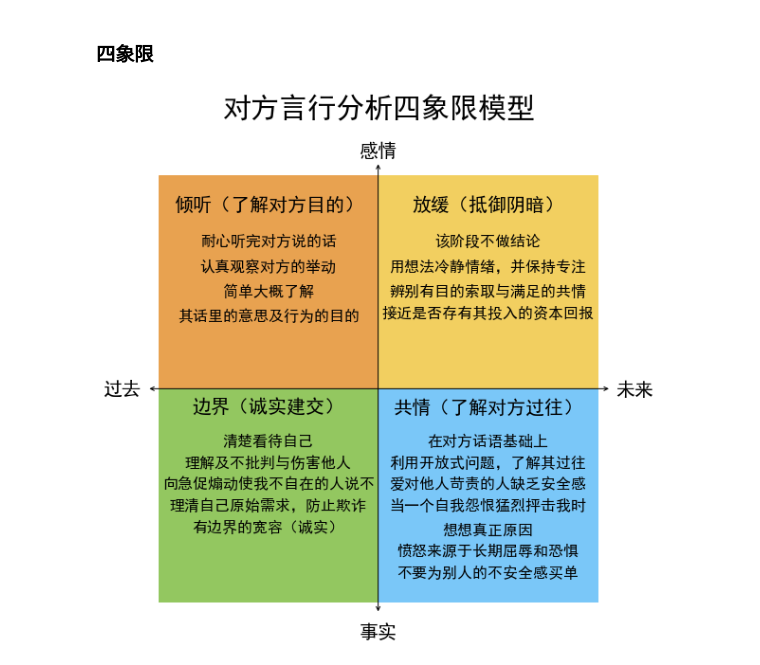
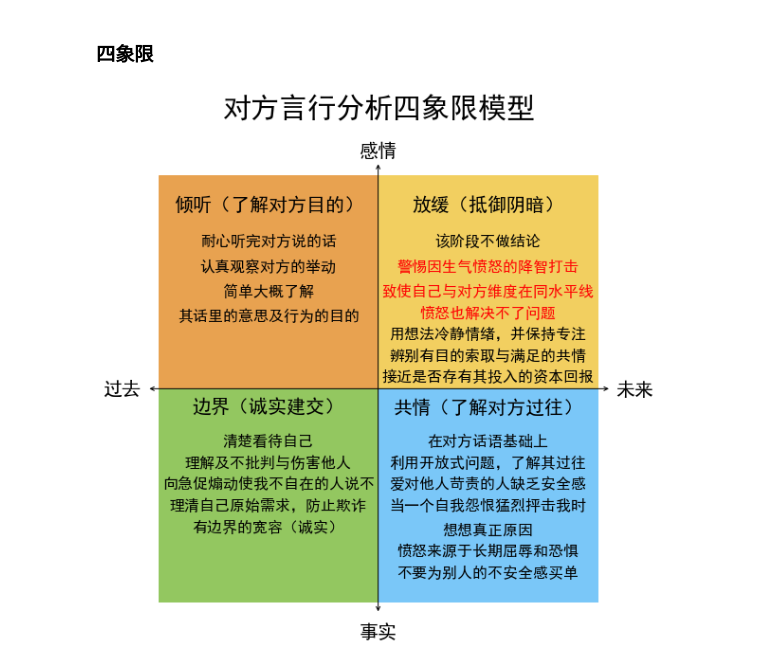
Before and after one commit to LPP521/bujo, a Jupyter notebook: 事项管理模板.ipynb, the cells around one changed output. Saved outputs shown, nothing was run; the diff lists cells and outputs as text; code cells hidden in the pictures.

```diff
--- a/事项管理模板.ipynb
+++ b/事项管理模板.ipynb
@@ -132,9 +132,12 @@ plt.text(3, 7.9, '其话里的意思及行为的目的', fontsize=16, horizontal
 plt.gca().add_patch(plt.Rectangle((6,6),6,6, color='#F2CF60', alpha=1))
 plt.text(9, 11, '放缓（抵御阴暗）', fontsize=20, horizontalalignment='center')
 plt.text(9, 10, '该阶段不做结论', fontsize=16, horizontalalignment='center')
-plt.text(9, 9.3, '用想法冷静情绪，并保持专注', fontsize=16, horizontalalignment='center')
-plt.text(9, 8.6, '辨别有目的索取与满足的共情', fontsize=16, horizontalalignment='center')
-plt.text(9, 8, '接近是否存有其投入的资本回报', fontsize=16, horizontalalignment='center')
+plt.text(9, 9.3, '警惕因生气愤怒的降智打击', fontsize=16,color='#ff0303', horizontalalignment='center')
+plt.text(9, 8.6, '致使自己与对方维度在同水平线', fontsize=16,color='#ff0303', horizontalalignment='center')
+plt.text(9, 8, '愤怒也解决不了问题', fontsize=16,color='#ff0303', horizontalalignment='center')
+plt.text(9, 7.4, '用想法冷静情绪，并保持专注', fontsize=16, horizontalalignment='center')
+plt.text(9, 6.8, '辨别有目的索取与满足的共情', fontsize=16, horizontalalignment='center')
+plt.text(9, 6.2, '接近是否存有其投入的资本回报', fontsize=16, horizontalalignment='center')
 
 
 # 左下角
@@ -148,31 +151,31 @@ plt.text(3, 2, '有边界的宽容（诚实）', fontsize=16, horizontalalignmen
 
 # 右下角
 plt.gca().add_patch(plt.Rectangle((6,0),6,6, color='#7AC7F8', alpha=1))
 plt.text(9, 5.3, '共情（了解对方过往）', fontsize=20, horizontalalignment='center')
 plt.text(9, 4.4, '在对方话语基础上', fontsize=16, horizontalalignment='center')
 plt.text(9, 3.8, '利用开放式问题，了解其过往', fontsize=16, horizontalalignment='center')
 plt.text(9, 3.2, '爱对他人苛责的人缺乏安全感', fontsize=16, horizontalalignment='center')
 plt.text(9, 2.6, '当一个自我怨恨猛烈抨击我时', fontsize=16, horizontalalignment='center')
 plt.text(9, 1.9, '想想真正原因', fontsize=16, horizontalalignment='center')
 plt.text(9, 1.3, '愤怒来源于长期屈辱和恐惧', fontsize=16, horizontalalignment='center')
 plt.text(9, 0.7, '不要为别人的不安全感买单', fontsize=16, horizontalalignment='center')
 
 # 标示制图的作者信息
 # plt.text(0, -1, '制图：hoochanlon',  fontsize=16)
 
 #去掉坐标刻度值
 plt.xticks([])
 plt.yticks([])
 
 #去掉边框
 ax.spines['top'].set_visible(False)
 ax.spines['right'].set_visible(False)
 ax.spines['bottom'].set_visible(False)
 ax.spines['left'].set_visible(False)
 
 # 标题
 plt.text(6, 13.6, '对方言行分析四象限模型', fontsize=30, horizontalalignment='center')
 
 plt.show()
 # %% [output]
-[figure, old version]
+[figure, new version]
```
Also changed, not shown: 2 other files.
